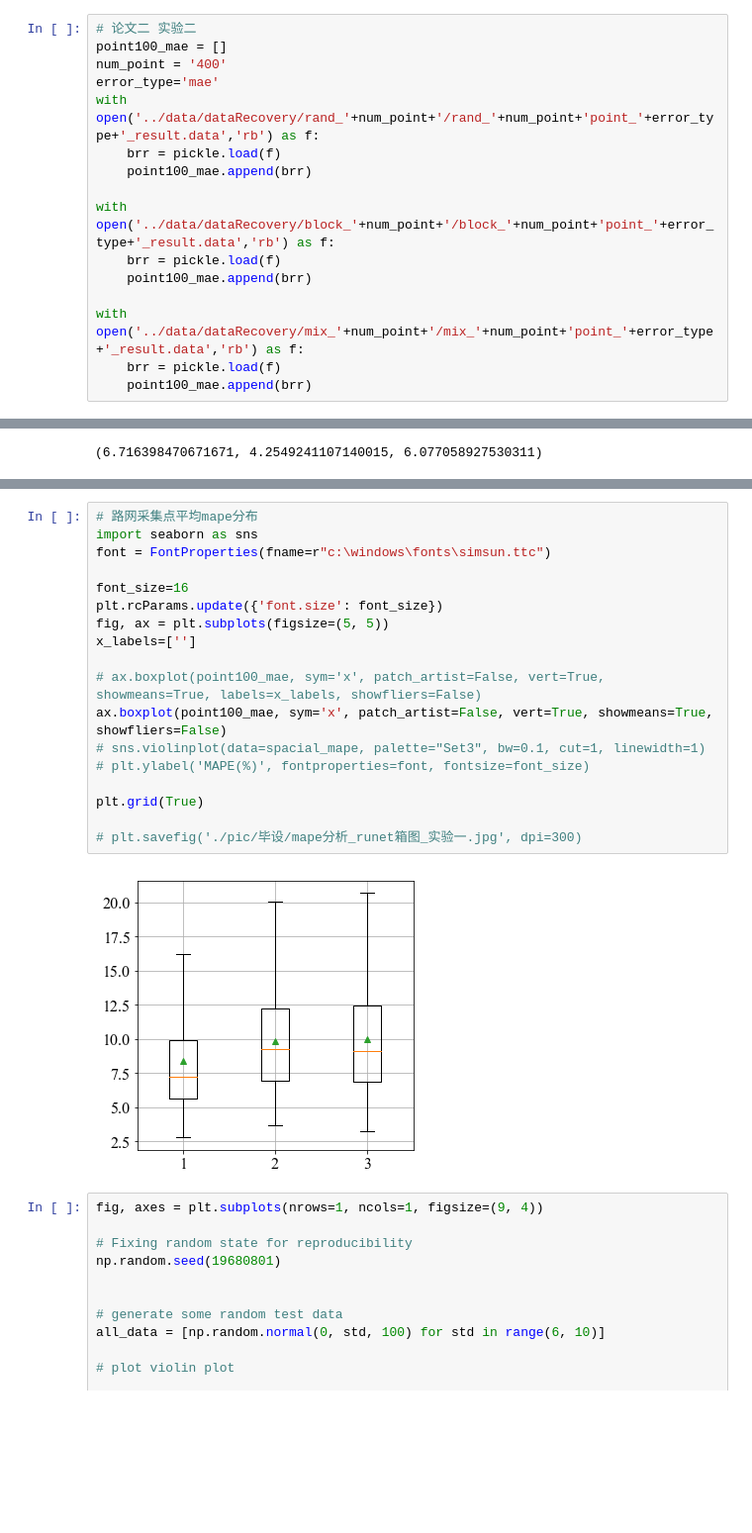
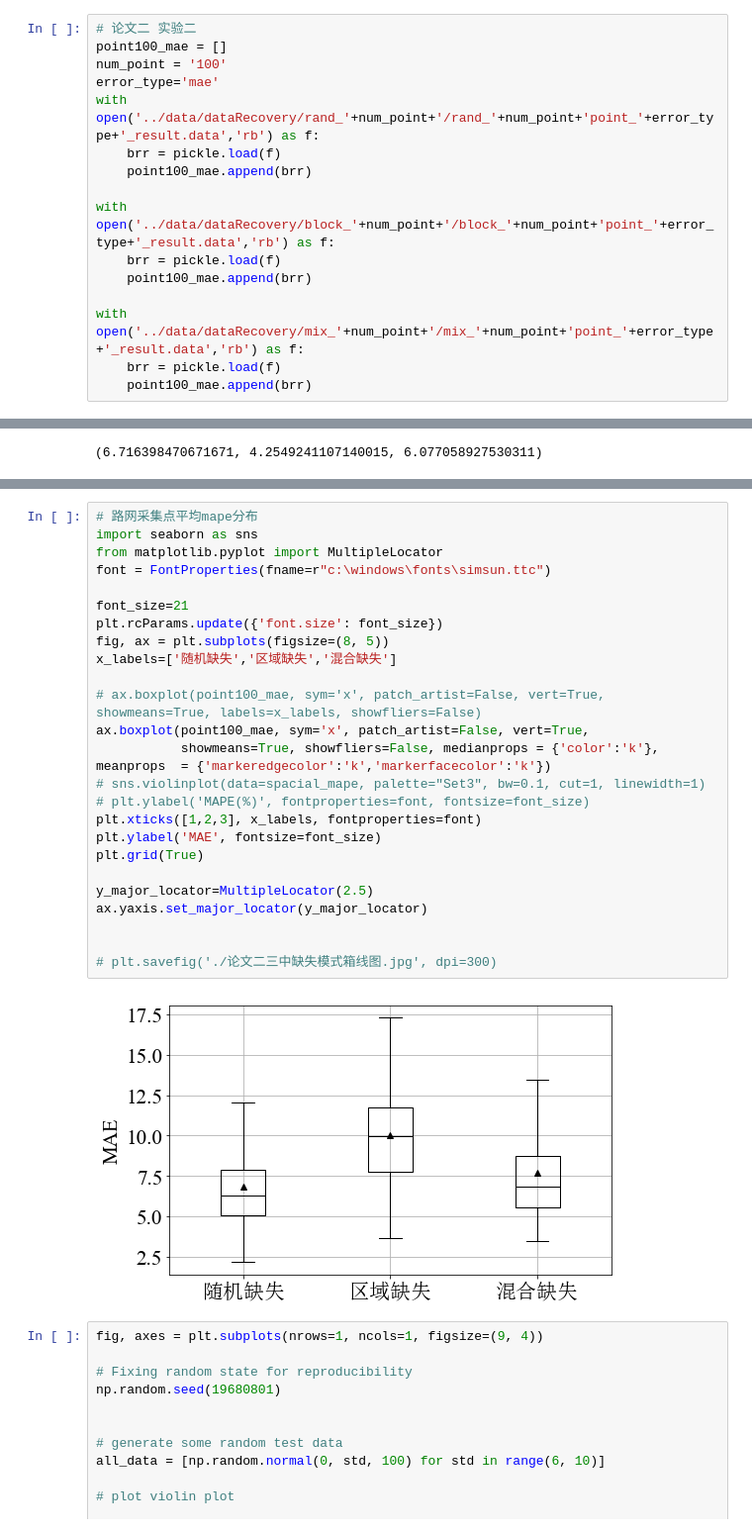
Before and after one commit to theMYang/freedom, a Jupyter notebook: pic/modelPic.ipynb, the cells around one changed output, grey strips where cells are left out. Shown at 99% size. Drawn from its saved outputs; the diff is of its cells as text; blank space fills up the shorter version.

```diff
--- a/pic/modelPic.ipynb
+++ b/pic/modelPic.ipynb
@@ -252,7 +256,7 @@ plt.show()
 # %%
 # 论文二 实验二
 point100_mae = []
-num_point = '400'
+num_point = '100'
 error_type='mae'
 with open('../data/dataRecovery/rand_'+num_point+'/rand_'+num_point+'point_'+error_type+'_result.data','rb') as f:
     brr = pickle.load(f)
@@ -307,23 +311,30 @@ plt.rc('font',family='Times New Roman')
 # %%
 # 路网采集点平均mape分布
 import seaborn as sns
+from matplotlib.pyplot import MultipleLocator
 font = FontProperties(fname=r"c:\windows\fonts\simsun.ttc")
 
-font_size=16
+font_size=21
 plt.rcParams.update({'font.size': font_size})
-fig, ax = plt.subplots(figsize=(5, 5))
-x_labels=['']
+fig, ax = plt.subplots(figsize=(8, 5))
+x_labels=['随机缺失','区域缺失','混合缺失']
 
 # ax.boxplot(point100_mae, sym='x', patch_artist=False, vert=True, showmeans=True, labels=x_labels, showfliers=False)
-ax.boxplot(point100_mae, sym='x', patch_artist=False, vert=True, showmeans=True, showfliers=False)
+ax.boxplot(point100_mae, sym='x', patch_artist=False, vert=True,
+           showmeans=True, showfliers=False, medianprops = {'color':'k'}, meanprops  = {'markeredgecolor':'k','markerfacecolor':'k'})
 # sns.violinplot(data=spacial_mape, palette="Set3", bw=0.1, cut=1, linewidth=1)
 # plt.ylabel('MAPE(%)', fontproperties=font, fontsize=font_size)
-
+plt.xticks([1,2,3], x_labels, fontproperties=font)
+plt.ylabel('MAE', fontsize=font_size)
 plt.grid(True)
 
-# plt.savefig('./pic/毕设/mape分析_runet箱图_实验一.jpg', dpi=300)
+y_major_locator=MultipleLocator(2.5)
+ax.yaxis.set_major_locator(y_major_locator)
+
+
+# plt.savefig('./论文二三中缺失模式箱线图.jpg', dpi=300)
 # %% [output]
-[figure, old version]
+[figure, new version]
 # %%
 fig, axes = plt.subplots(nrows=1, ncols=1, figsize=(9, 4))
 
```
Also changed, not shown: parts of 7 cells of this notebook, 6 other files.
